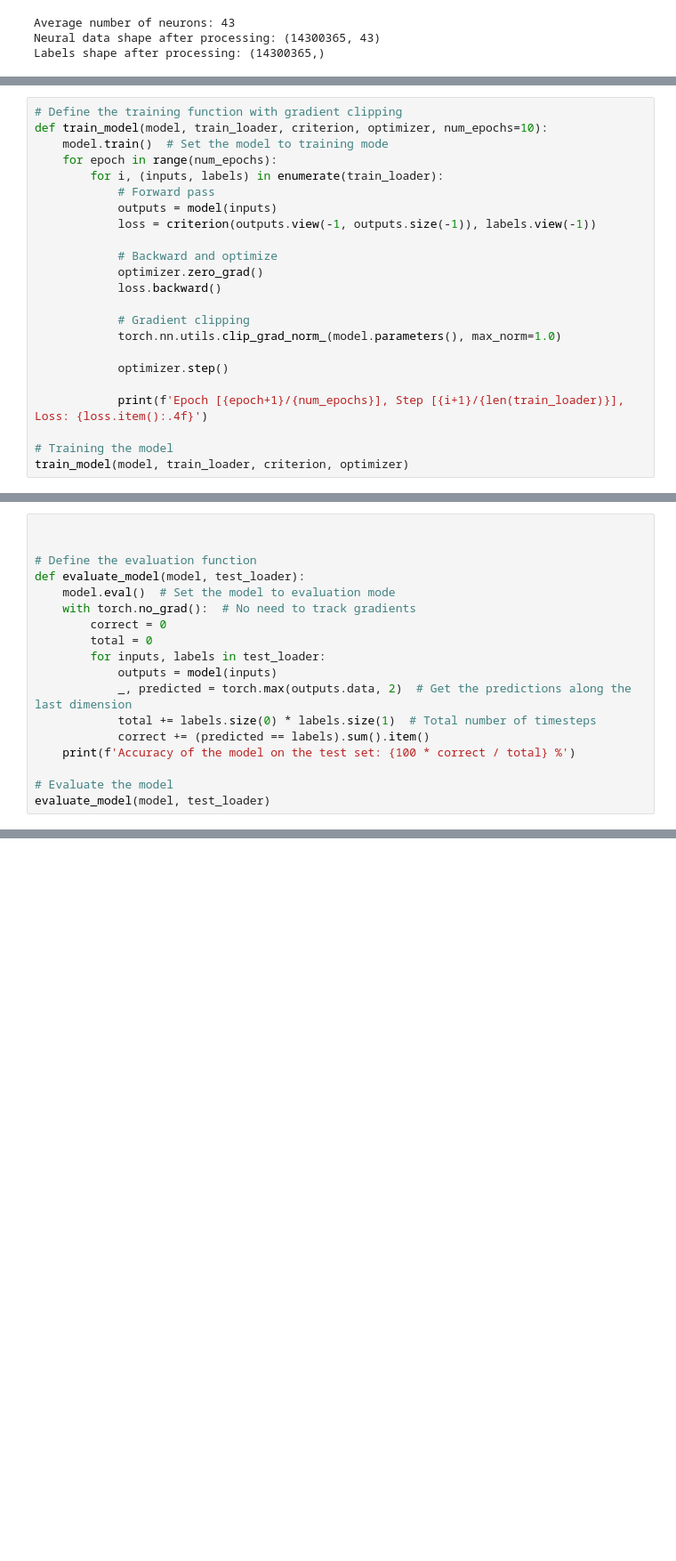
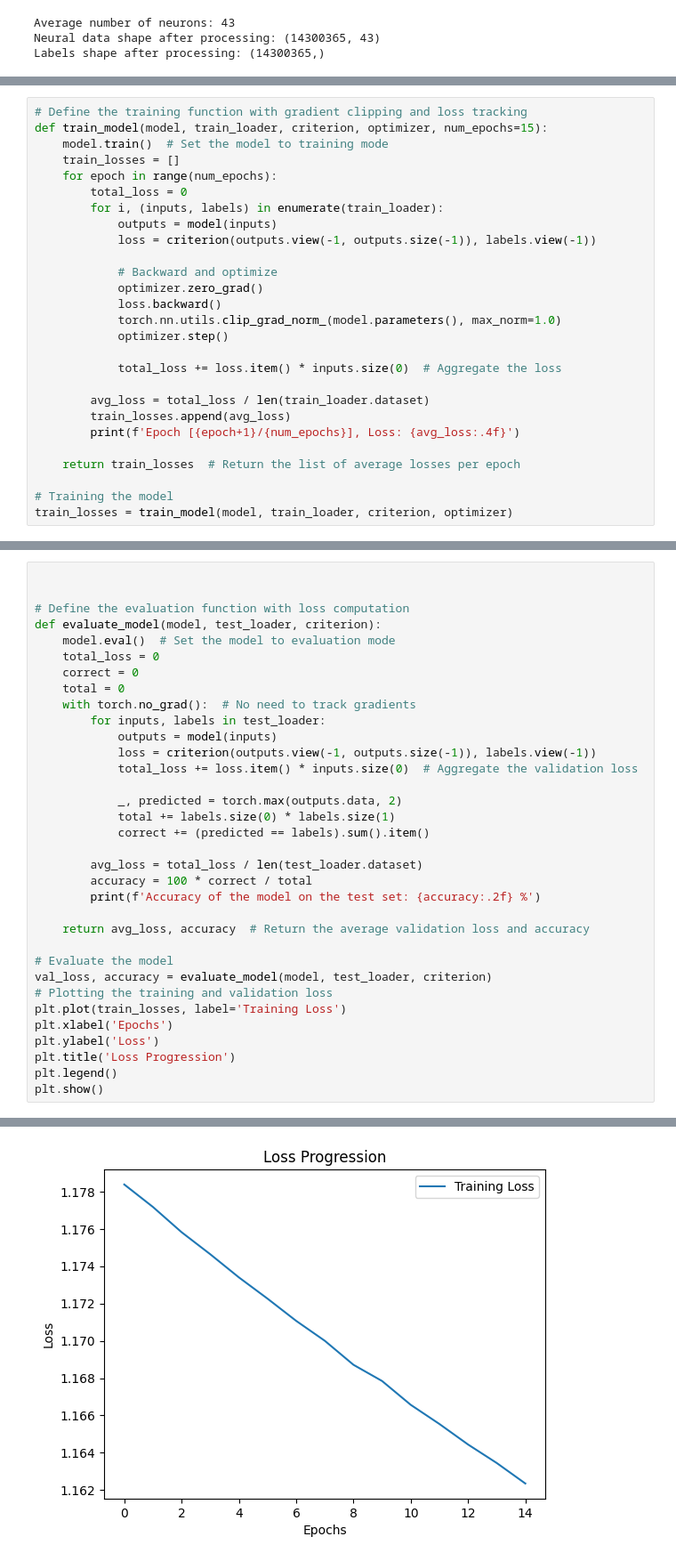
Before and after one commit to willDisco/ano, a Jupyter notebook: visual_decoding_project/Data Cleaning, Visualization and Validation.ipynb, the cells around one changed output, grey strips where cells are left out. Shown at 89% size. Cells and saved outputs as stored; diff of their text form; blank space fills up the shorter version.

```diff
--- a/visual_decoding_project/Data Cleaning, Visualization and Validation.ipynb
+++ b/visual_decoding_project/Data Cleaning, Visualization and Validation.ipynb
@@ -288,24 +316,28 @@ optimizer = optim.Adam(model.parameters(), lr=0.001)
 # %%
-# Define the training function with gradient clipping
-def train_model(model, train_loader, criterion, optimizer, num_epochs=10):
+# Define the training function with gradient clipping and loss tracking
+def train_model(model, train_loader, criterion, optimizer, num_epochs=15):
     model.train()  # Set the model to training mode
+    train_losses = []
     for epoch in range(num_epochs):
+        total_loss = 0
         for i, (inputs, labels) in enumerate(train_loader):
-            # Forward pass
             outputs = model(inputs)
             loss = criterion(outputs.view(-1, outputs.size(-1)), labels.view(-1))
 
             # Backward and optimize
             optimizer.zero_grad()
             loss.backward()
-
-            # Gradient clipping
             torch.nn.utils.clip_grad_norm_(model.parameters(), max_norm=1.0)
-
             optimizer.step()
 
-            print(f'Epoch [{epoch+1}/{num_epochs}], Step [{i+1}/{len(train_loader)}], Loss: {loss.item():.4f}')
+            total_loss += loss.item() * inputs.size(0)  # Aggregate the loss
+
+        avg_loss = total_loss / len(train_loader.dataset)
+        train_losses.append(avg_loss)
+        print(f'Epoch [{epoch+1}/{num_epochs}], Loss: {avg_loss:.4f}')
+
+    return train_losses  # Return the list of average losses per epoch
 
 # Training the model
-train_model(model, train_loader, criterion, optimizer)
+train_losses = train_model(model, train_loader, criterion, optimizer)
 # %% [output]
@@ -314,18 +359,35 @@ KeyboardInterrupt:
 # %%
 
 
-# Define the evaluation function
-def evaluate_model(model, test_loader):
+# Define the evaluation function with loss computation
+def evaluate_model(model, test_loader, criterion):
     model.eval()  # Set the model to evaluation mode
+    total_loss = 0
+    correct = 0
+    total = 0
     with torch.no_grad():  # No need to track gradients
-        correct = 0
-        total = 0
         for inputs, labels in test_loader:
             outputs = model(inputs)
-            _, predicted = torch.max(outputs.data, 2)  # Get the predictions along the last dimension
-            total += labels.size(0) * labels.size(1)  # Total number of timesteps
+            loss = criterion(outputs.view(-1, outputs.size(-1)), labels.view(-1))
+            total_loss += loss.item() * inputs.size(0)  # Aggregate the validation loss
+
+            _, predicted = torch.max(outputs.data, 2)
+            total += labels.size(0) * labels.size(1)
             correct += (predicted == labels).sum().item()
-    print(f'Accuracy of the model on the test set: {100 * correct / total} %')
+
+        avg_loss = total_loss / len(test_loader.dataset)
+        accuracy = 100 * correct / total
+        print(f'Accuracy of the model on the test set: {accuracy:.2f} %')
+
+    return avg_loss, accuracy  # Return the average validation loss and accuracy
 
 # Evaluate the model
-evaluate_model(model, test_loader)
+val_loss, accuracy = evaluate_model(model, test_loader, criterion)
+# Plotting the training and validation loss
+plt.plot(train_losses, label='Training Loss')
+plt.xlabel('Epochs')
+plt.ylabel('Loss')
+plt.title('Loss Progression')
+plt.legend()
+plt.show()
+# %% [output]
@@ -331,0 +395 @@ evaluate_model(model, test_loader)
+[figure, added]
```
Also changed, not shown: parts of 9 cells of this notebook, 1 other file.
